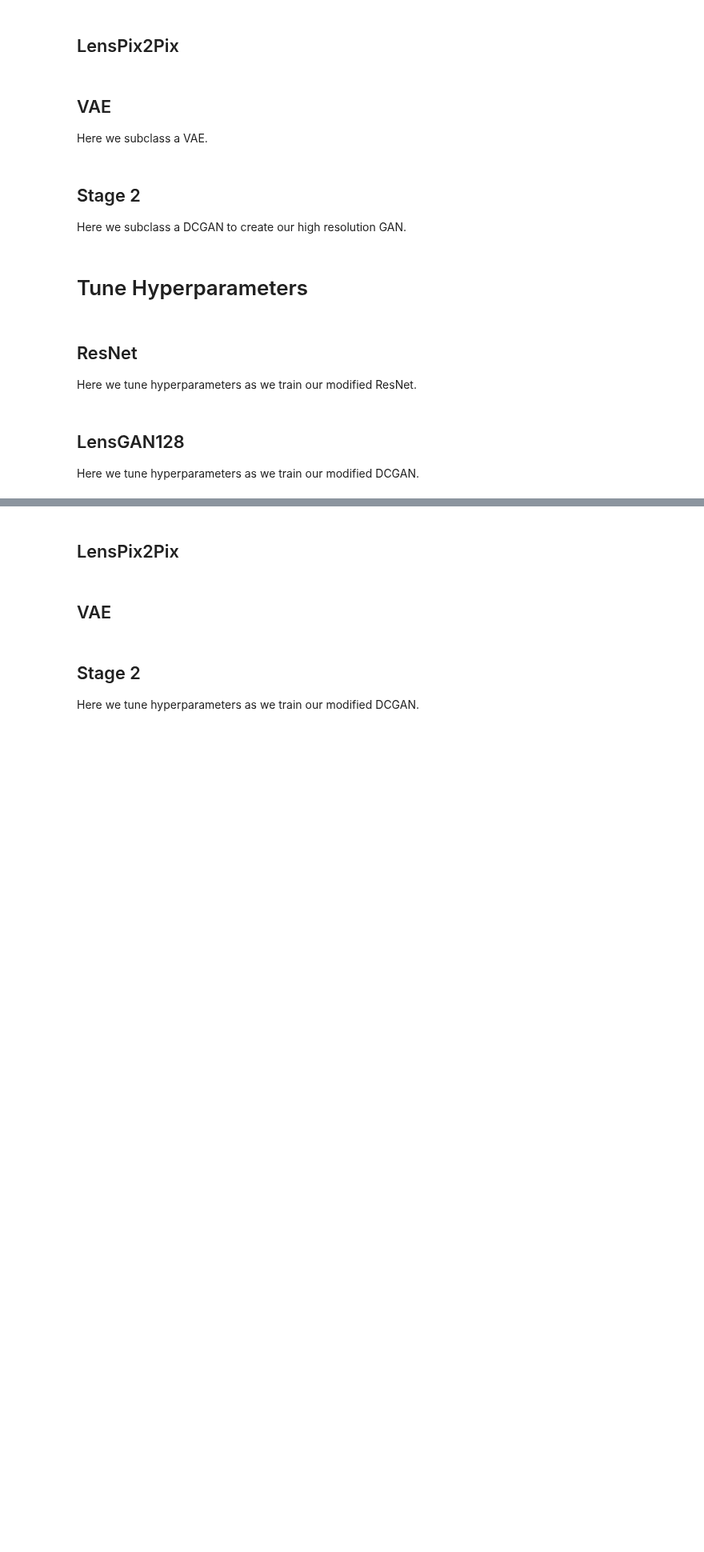
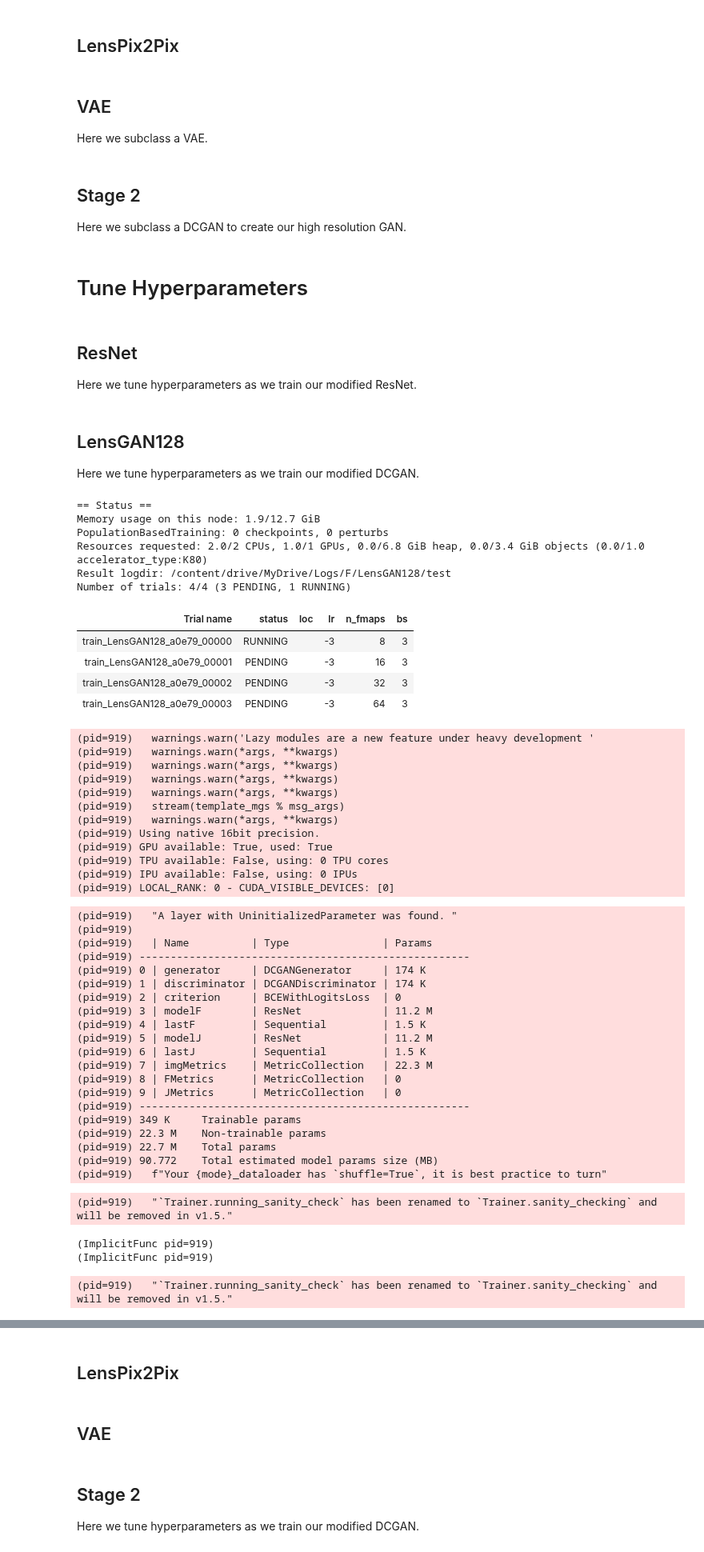
Before and after one commit to souravraha/galaxy, a Jupyter notebook: Lightning_Tune.ipynb, the cells around one changed output, grey strips where cells are left out. Shown at 80% size. Drawn from its saved outputs; the diff is of its cells as text; code cells hidden in the pictures; blank space fills up the shorter version.

```diff
--- a/Lightning_Tune.ipynb
+++ b/Lightning_Tune.ipynb
@@ -177,8 +179,8 @@ class LensResnet(pl.LightningModule):
             prefix='LensResnet/train/'
         )
         self.val_metrics = tm.MetricCollection(
-            [tm.PrecisionRecallCurve(self.hparams.num_classes, average=None), tm.ROC(self.hparams.num_classes),
-            tm.AveragePrecision(self.hparams.num_classes, average=None), tm.AUROC(self.hparams.num_classes, average=None)]
+            [tm.PrecisionRecallCurve(self.hparams.num_classes), tm.ROC(self.hparams.num_classes),
+            tm.AveragePrecision(self.hparams.num_classes), tm.AUROC(self.hparams.num_classes, average=None)]
         )
 
     def configure_optimizers(self):
@@ -309,8 +311,8 @@ class LensGAN128(DCGAN):
 
         self.imgMetrics = tm.MetricCollection(
             {
-                'FID_F' : tm.FID(self.modelF),
-                'FID_J' : tm.FID(self.modelJ),
+                'FID_F' : tm.image.fid.FID(self.modelF),
+                'FID_J' : tm.image.fid.FID(self.modelJ),
             },
             prefix='LensGAN128/val/',
         )
@@ -1063,7 +1065,7 @@ def tune_LensGAN128_pbt(num_samples=10, num_steps=10000, gpus_per_trial=torch.cu
             num_gpus=gpus_per_trial
         ),
         # Change the folder name when changing dataset--------------------------------------------------------------------------
-        name='F/LensGAN128/acgan_nodiscfake_leaky_discnoise_full_pb2_upsample',
+        name='F/LensGAN128/test',
         metric='auroc',
         mode='max',
         # stop=TrialPlateauStopper('FID'),
@@ -1100,30 +1102,78 @@ def tune_LensGAN128_pbt(num_samples=10, num_steps=10000, gpus_per_trial=torch.cu
     # # This plots everything on the same plot
     # ax = None
     # for d in dfs.values():
     #     ax = d.plot('training_iteration', ['loss_G', 'loss_D', 'FID', 'auroc', 'ap'],
     #                 ax=ax, subplots=True, legend=False, layout=(2, 3))
 
     #     ax.xlabel('iterations')
     #     ax.ylabel('Test Accuracy')
 
     # print('best config:', analysis.get_best_config('auroc'))
 
     print('Best checkpoint path found is: ', analysis.best_checkpoint)
 
 # __tune_pbt_end__
 
 if __name__ == '__main__':
     import argparse
 
     parser = argparse.ArgumentParser()
     parser.add_argument(
         '--smoke-test', action='store_true', help='Finish quickly for testing')
     args, _ = parser.parse_known_args()
 
     # os.environ['SLURM_JOB_NAME'] = 'bash'
     # os.environ['PL_FAULT_TOLERANT_TRAINING'] = '1'
     if args.smoke_test:
         tune_LensGAN128_pbt(num_samples=1, num_steps=10000, gpus_per_trial=torch.cuda.device_count())
     else:
         # pbt scheduler
         tune_LensGAN128_pbt(num_samples=1, num_steps=10000, gpus_per_trial=torch.cuda.device_count())
+# %% [output]
+== Status ==
+Memory usage on this node: 1.9/12.7 GiB
+PopulationBasedTraining: 0 checkpoints, 0 perturbs
+Resources requested: 2.0/2 CPUs, 1.0/1 GPUs, 0.0/6.8 GiB heap, 0.0/3.4 GiB objects (0.0/1.0 accelerator_type:K80)
+Result logdir: /content/drive/MyDrive/Logs/F/LensGAN128/test
+Number of trials: 4/4 (3 PENDING, 1 RUNNING)
+| Trial name | status | loc | lr | n_fmaps | bs |
+| train_LensGAN128_a0e79_00000 | RUNNING |  | -3 | 8 | 3 |
+| train_LensGAN128_a0e79_00001 | PENDING |  | -3 | 16 | 3 |
+| train_LensGAN128_a0e79_00002 | PENDING |  | -3 | 32 | 3 |
+| train_LensGAN128_a0e79_00003 | PENDING |  | -3 | 64 | 3 |
+(pid=919)   warnings.warn('Lazy modules are a new feature under heavy development '
+(pid=919)   warnings.warn(*args, **kwargs)
+(pid=919)   warnings.warn(*args, **kwargs)
+(pid=919)   warnings.warn(*args, **kwargs)
+(pid=919)   warnings.warn(*args, **kwargs)
+(pid=919)   stream(template_mgs % msg_args)
+(pid=919)   warnings.warn(*args, **kwargs)
+(pid=919) Using native 16bit precision.
+(pid=919) GPU available: True, used: True
+(pid=919) TPU available: False, using: 0 TPU cores
+(pid=919) IPU available: False, using: 0 IPUs
+(pid=919) LOCAL_RANK: 0 - CUDA_VISIBLE_DEVICES: [0]
+(pid=919)   "A layer with UninitializedParameter was found. "
+(pid=919)
+(pid=919)   | Name          | Type               | Params
+(pid=919) -----------------------------------------------------
+(pid=919) 0 | generator     | DCGANGenerator     | 174 K
+(pid=919) 1 | discriminator | DCGANDiscriminator | 174 K
+(pid=919) 2 | criterion     | BCEWithLogitsLoss  | 0
+(pid=919) 3 | modelF        | ResNet             | 11.2 M
+(pid=919) 4 | lastF         | Sequential         | 1.5 K
+(pid=919) 5 | modelJ        | ResNet             | 11.2 M
+(pid=919) 6 | lastJ         | Sequential         | 1.5 K
+(pid=919) 7 | imgMetrics    | MetricCollection   | 22.3 M
+(pid=919) 8 | FMetrics      | MetricCollection   | 0
+(pid=919) 9 | JMetrics      | MetricCollection   | 0
+(pid=919) -----------------------------------------------------
+(pid=919) 349 K     Trainable params
+(pid=919) 22.3 M    Non-trainable params
+(pid=919) 22.7 M    Total params
+(pid=919) 90.772    Total estimated model params size (MB)
+(pid=919)   f"Your {mode}_dataloader has `shuffle=True`, it is best practice to turn"
+(pid=919)   "`Trainer.running_sanity_check` has been renamed to `Trainer.sanity_checking` and will be removed in v1.5."
+(ImplicitFunc pid=919)
+(ImplicitFunc pid=919)
+(pid=919)   "`Trainer.running_sanity_check` has been renamed to `Trainer.sanity_checking` and will be removed in v1.5."
```
Also changed, not shown: parts of 4 cells of this notebook.
